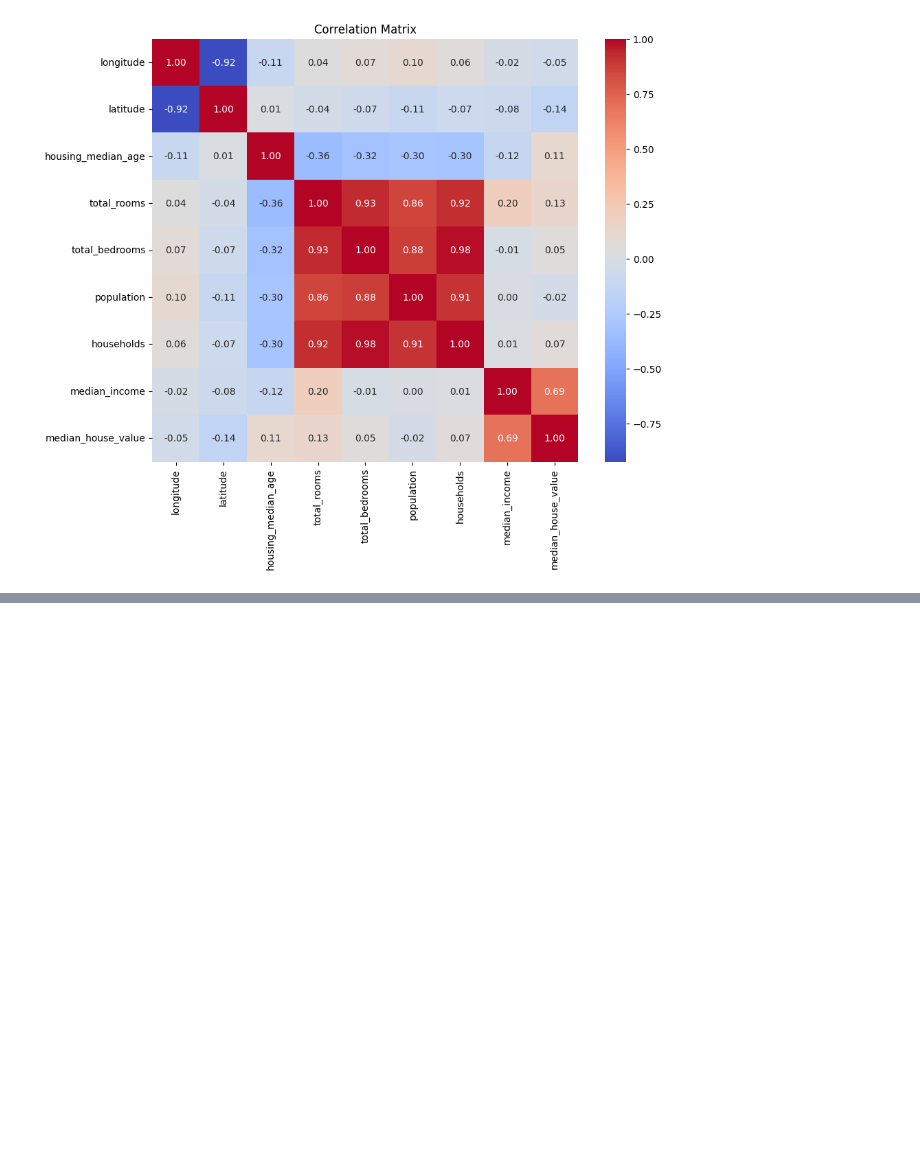
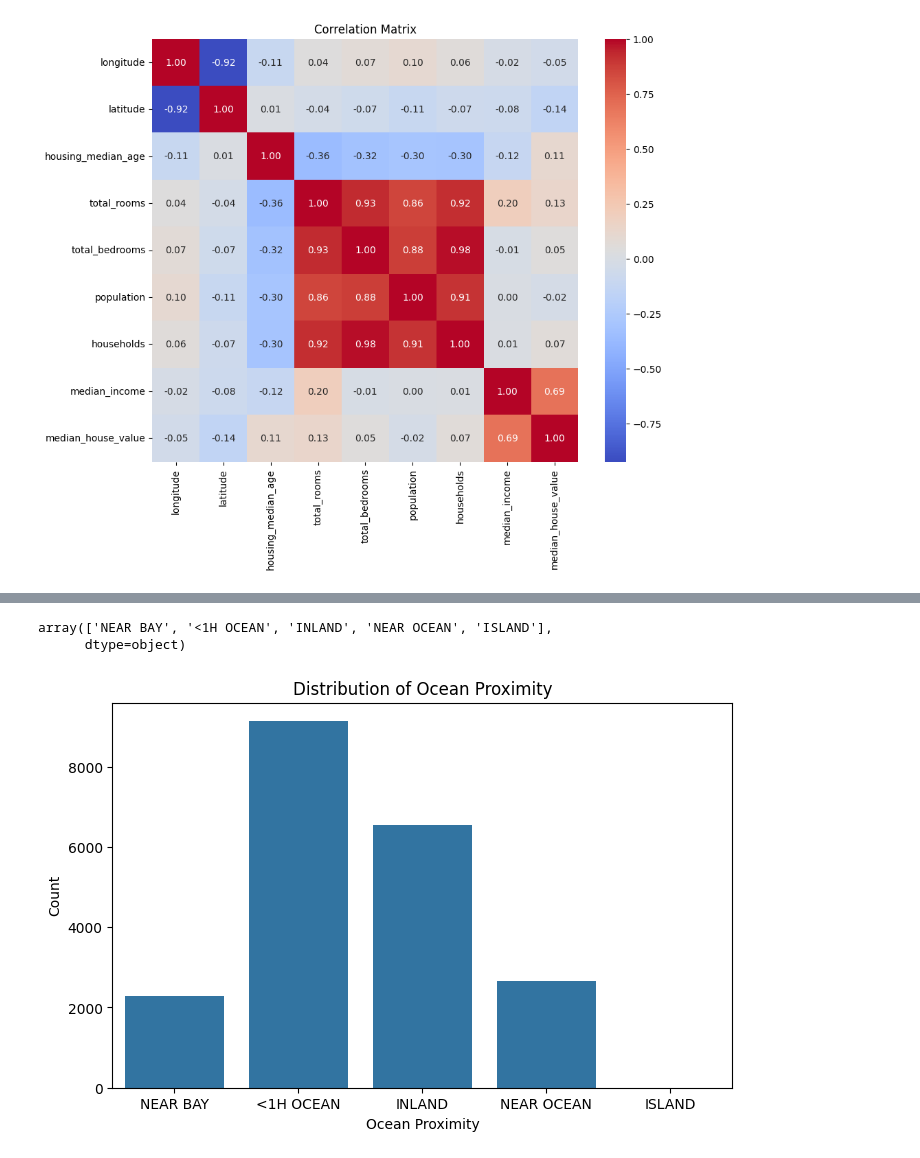
Before and after one commit to bnfshedehqan/house-price-prediction, a Jupyter notebook: house_price_prediction.ipynb, the cells around one changed output, grey strips where cells are left out. Cells and saved outputs as stored; diff of their text form; code cells hidden in the pictures; blank space fills up the shorter version.

```diff
--- a/house_price_prediction.ipynb
+++ b/house_price_prediction.ipynb
@@ -162,0 +261,19 @@ plt.show()
+# %%
+# دسته‌های مختلف را نشان می‌دهد
+df["ocean_proximity"].unique()
+# %% [output]
+array(['NEAR BAY', '<1H OCEAN', 'INLAND', 'NEAR OCEAN', 'ISLAND'],
+      dtype=object)
+# %%
+# داده‌ها بین این مناطق چطور توزیع شده‌اند.
+plt.figure(figsize=(8, 5))
+
+sns.countplot(data=df, x="ocean_proximity")
+
+plt.title("Distribution of Ocean Proximity")
+plt.xlabel("Ocean Proximity")
+plt.ylabel("Count")
+
+plt.show()
+# %% [output]
+[figure, added]
```
Also changed, not shown: parts of 13 cells of this notebook.
